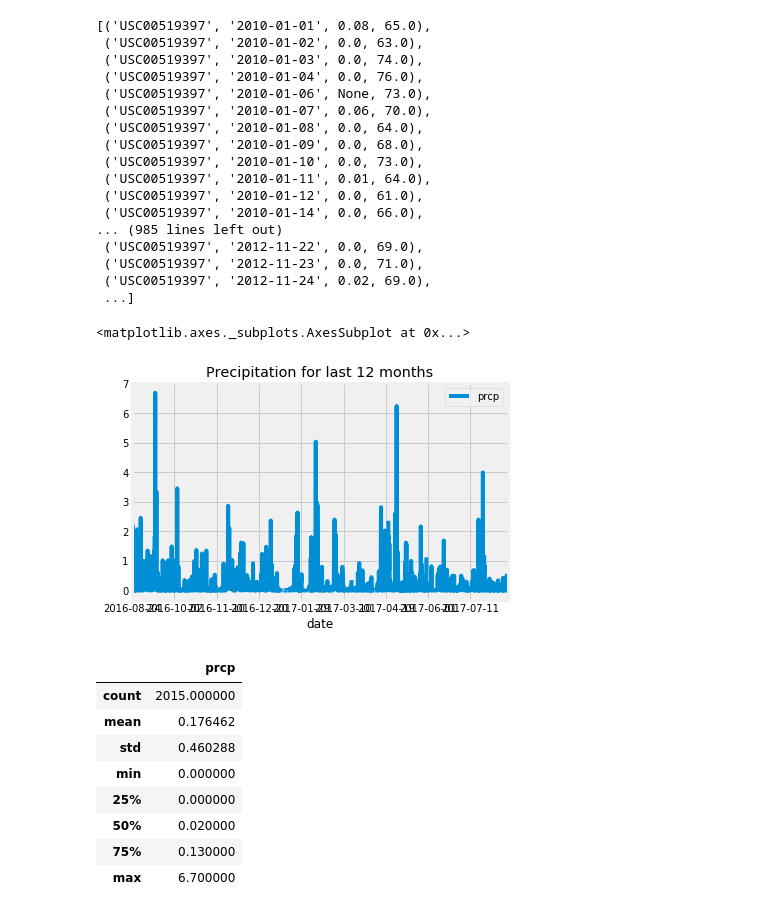
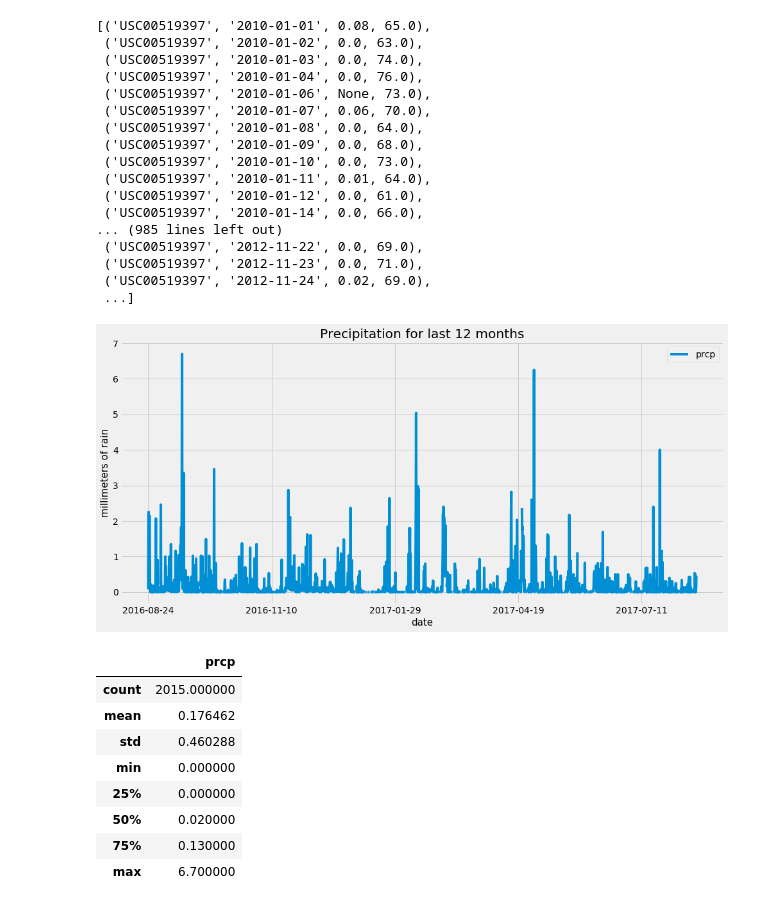
Before and after one commit to KaranGujarati/sqlalchemy-challenge-KG, a Jupyter notebook: climate_starter.ipynb, the cells around one changed output. Saved outputs shown, nothing was run; the diff lists cells and outputs as text; code cells hidden in the pictures.

```diff
--- a/climate_starter.ipynb
+++ b/climate_starter.ipynb
@@ -129,11 +129,16 @@ df_prcp.set_index('date', inplace=True)
 #df_prcp
 # %%
 prcp_list = df_prcp["prcp"].tolist()
-# %%
-df_prcp.plot(title="Precipitation for last 12 months")
-# %% [output]
-<matplotlib.axes._subplots.AxesSubplot at 0x...>
-[figure, removed]
+# %%
+df_prcp.plot(figsize=(15, 7), title="Precipitation for last 12 months")
+
+plt.xlabel('date', fontsize=15)
+plt.ylabel('millimeters of rain', fontsize=15)
+
+plt.savefig(f'Precipitation in Hawaii for last 12 months')
+plt.show()
+# %% [output]
+[figure, added]
 # %%
 # Use Pandas to calcualte the summary statistics for the precipitation data
 df_prcp.describe()
```
Also changed, not shown: parts of 10 cells of this notebook, 13 other files.
